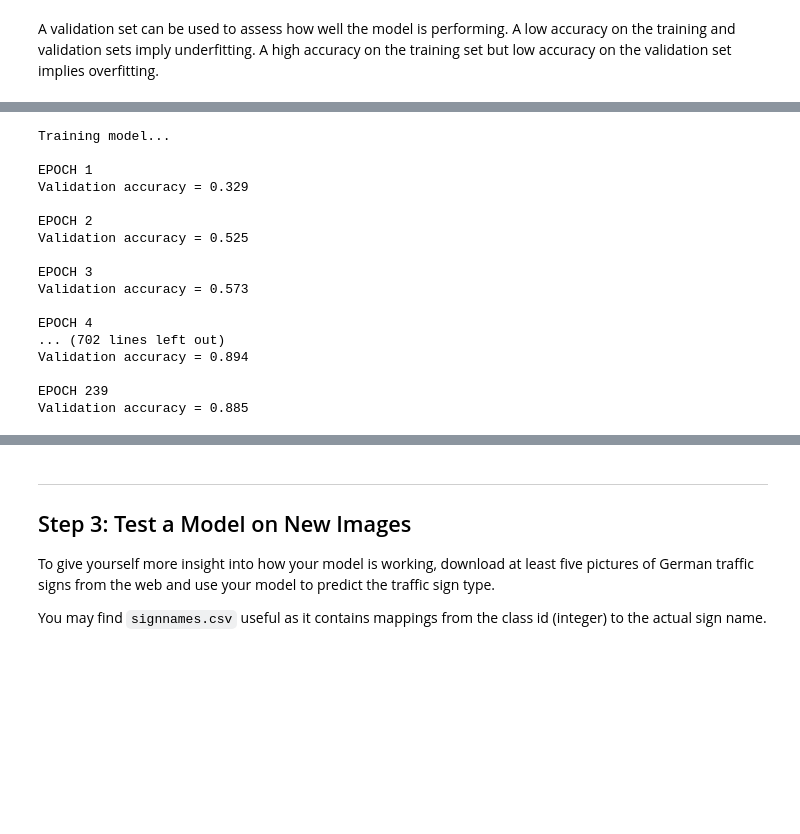
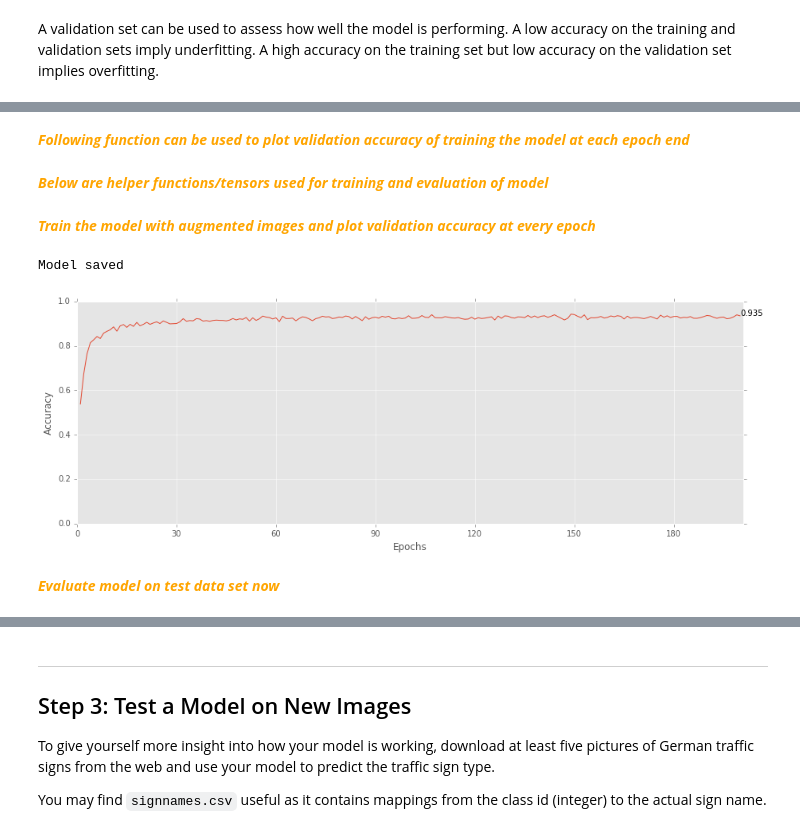
Before and after one commit to rajatsharma01/CarND-Traffic-Sign-Classifier-Project, a Jupyter notebook: Traffic_Sign_Classifier_dev.ipynb, the cells around one changed output, grey strips where cells are left out. Saved outputs shown, nothing was run; the diff lists cells and outputs as text; code cells hidden in the pictures; blank space fills up the shorter version.

```diff
--- a/Traffic_Sign_Classifier_dev.ipynb
+++ b/Traffic_Sign_Classifier_dev.ipynb
@@ -406 +479,28 @@ sets imply underfitting. A high accuracy on the training set but low accuracy on
+# %%
+# Hyper parameters
+BATCH_SIZE = 128
+LEARN_RATE = 0.001
+EPOCHS = 200
+# %% [markdown]
+<span style="color:orange"> _**Following function can be used to plot validation accuracy of training the model at each epoch end**_ </span>
+# %%
+from IPython import display
+import matplotlib.ticker as ticker
+
+accuracy_list = []
+def plot_accuracy(fig, ax):
+    ax.clear()
+    ax.set_ylim(0, 1)
+    ax.set_xlim(0, EPOCHS+1)
+    ax.set_ylabel('Accuracy')
+    ax.set_xlabel('Epochs')
+    ax.xaxis.set_major_locator(ticker.MaxNLocator(integer=True))
+    x = np.arange(1, len(accuracy_list)+1)
+    y = accuracy_list
+    ax.plot(x, y)
+    ax.annotate("({},{:.3f})".format(x[-1], y[-1]), xy=(x[-1], y[-1]))
+    display.display(fig)
+    display.clear_output(wait=True)
+# %% [markdown]
+<span style="color:orange"> _**Below are helper functions/tensors used for training and evaluation of model**_ </span>
 # %%
@@ -437,57 +527,45 @@ with model_graph.as_default():
             accuracy = sess.run(accuracy_operation, feed_dict = { x:batch_x, y:batch_y, is_training:False })
             total_accuracy += accuracy * len(batch_x)
         return (total_accuracy/num_examples)
+# %% [markdown]
+<span style="color:orange"> _**Train the model with augmented images and plot validation accuracy at every epoch**_ </span>
 # %%
-### Train this model now. This session should only be run once to train the model.
-### It reinitializes weights and bias with random values, previously saved weights
-### and bias will be lost
+# This session should only be run once to train the model. It reinitializes weights
+# and biases with random values, previously saved weights and biases will be lost
 from sklearn.utils import shuffle
-
-# Hyper parameters
-EPOCHS = 500
 
 with tf.Session(graph=model_graph, config=config) as sess:
     sess.run(tf.global_variables_initializer())
     num_examples = len(X_train)
 
-    print("Training model...")
+    fig = plt.figure(figsize=(15, 5))
+    ax = fig.add_subplot(1,1,1)
+    accuracy_list.clear()
+    print('Training model...')
     print()
+
     for i in range(EPOCHS):
         # Shuffle the inputs
         X_train_aug, y_train_aug = shuffle(X_train_aug, y_train_aug)
         for offset in range(0, num_examples, BATCH_SIZE):
             batch_x, batch_y = X_train_aug[offset:offset+BATCH_SIZE], y_train_aug[offset:offset+BATCH_SIZE]
             sess.run(training_operation, feed_dict={x:batch_x, y:batch_y, is_training:True})
 
         # Validate accuracy on validation data set
         validation_accuracy = evaluate(X_valid, y_valid)
-        print("EPOCH {}".format(i+1))
-        print("Validation accuracy = {:.3f}".format(validation_accuracy))
-        print()
+        accuracy_list.append(validation_accuracy)
+        plot_accuracy(fig, ax)
 
     # Finally save the preciously trained parameters
     try:
         saver
     except NameError:
         saver = tf.train.Saver()
     saver.save(sess, save_path="./lenet")
     print("Model saved")
 # %% [output]
-Training model...
-
-EPOCH 1
-Validation accuracy = 0.329
-
-EPOCH 2
-Validation accuracy = 0.525
-
-EPOCH 3
-Validation accuracy = 0.573
-
-EPOCH 4
-... (702 lines left out)
-Validation accuracy = 0.894
-
-EPOCH 239
-Validation accuracy = 0.885
+Model saved
+[figure, added]
+# %% [markdown]
+<span style="color:orange"> _**Evaluate model on test data set now**_ </span>
 # %%
```
Also changed, not shown: parts of 25 cells of this notebook.
